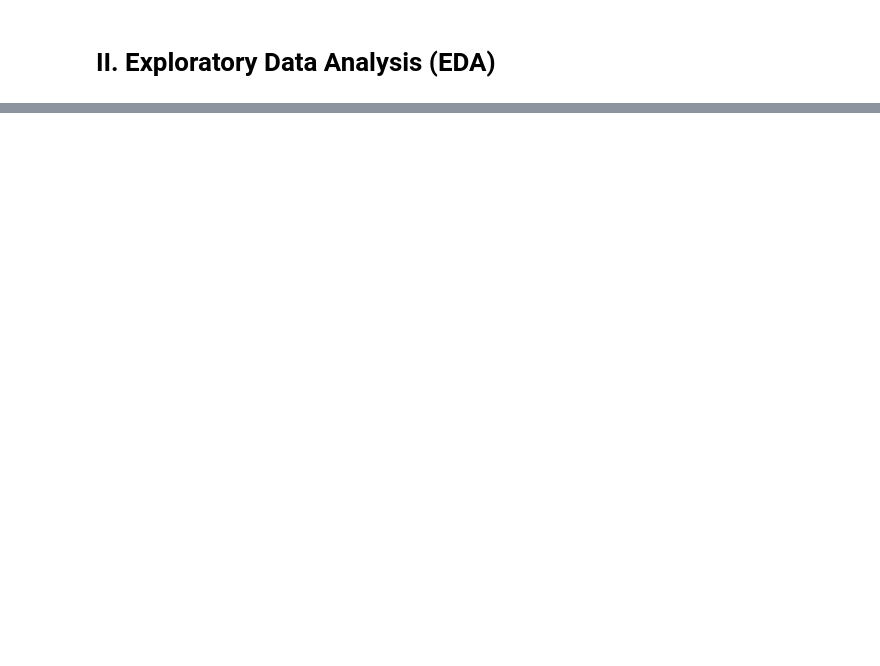
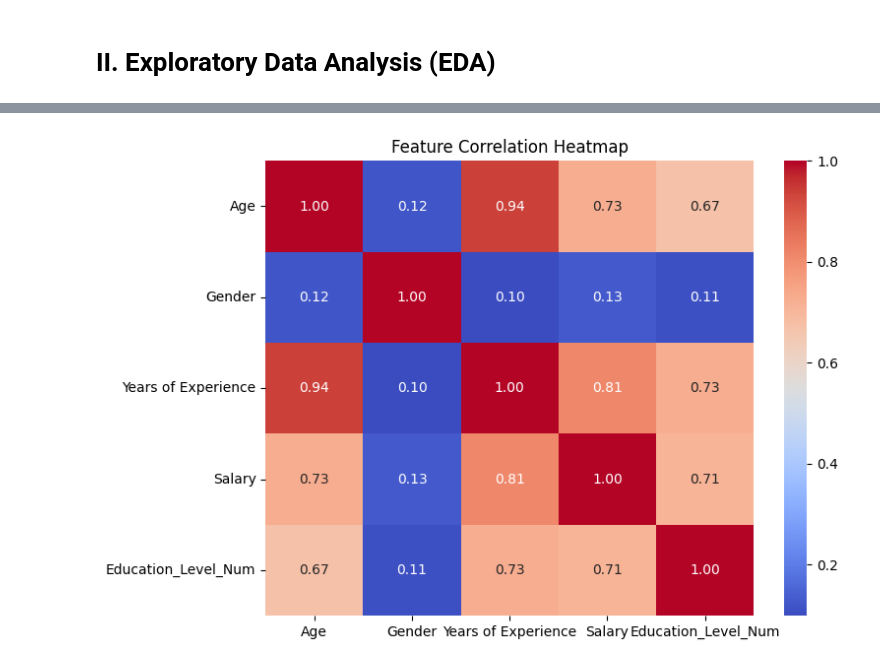
Before and after one commit to zelaneroz/CWRU-Coursework, a Jupyter notebook: csds133_project.ipynb, the cells around one changed output, grey strips where cells are left out. Cells and saved outputs as stored; diff of their text form; code cells hidden in the pictures; blank space fills up the shorter version.

```diff
--- a/csds133_project.ipynb
+++ b/csds133_project.ipynb
@@ -239,0 +273,15 @@ Passing `palette` without assigning `hue` is deprecated and will be removed in v
+# %%
+# Define mapping for Education Level
+education_map = {
+    "High School": 0,
+    "Bachelor's": 1,
+    "Master's": 2,
+    "PhD": 3
+}
+
+# Create a new numeric column in df
+df['Education_Level_Num'] = df['Education Level'].map(education_map)
+
+# Confirm changes
+print("✅ Numeric Education Level added to df.")
+print(df[['Education Level', 'Education_Level_Num']].head())
@@ -239,0 +296,11 @@ Passing `palette` without assigning `hue` is deprecated and will be removed in v
+# %%
+# Select only numeric columns
+numeric_df = df.select_dtypes(include=['number'])
+
+# Plot correlation heatmap
+plt.figure(figsize=(8, 6))
+sns.heatmap(numeric_df.corr(), annot=True, cmap="coolwarm", fmt=".2f")
+plt.title("Feature Correlation Heatmap")
+plt.show()
+# %% [output]
+[figure, added]
```
Also changed, not shown: parts of 11 cells of this notebook.
